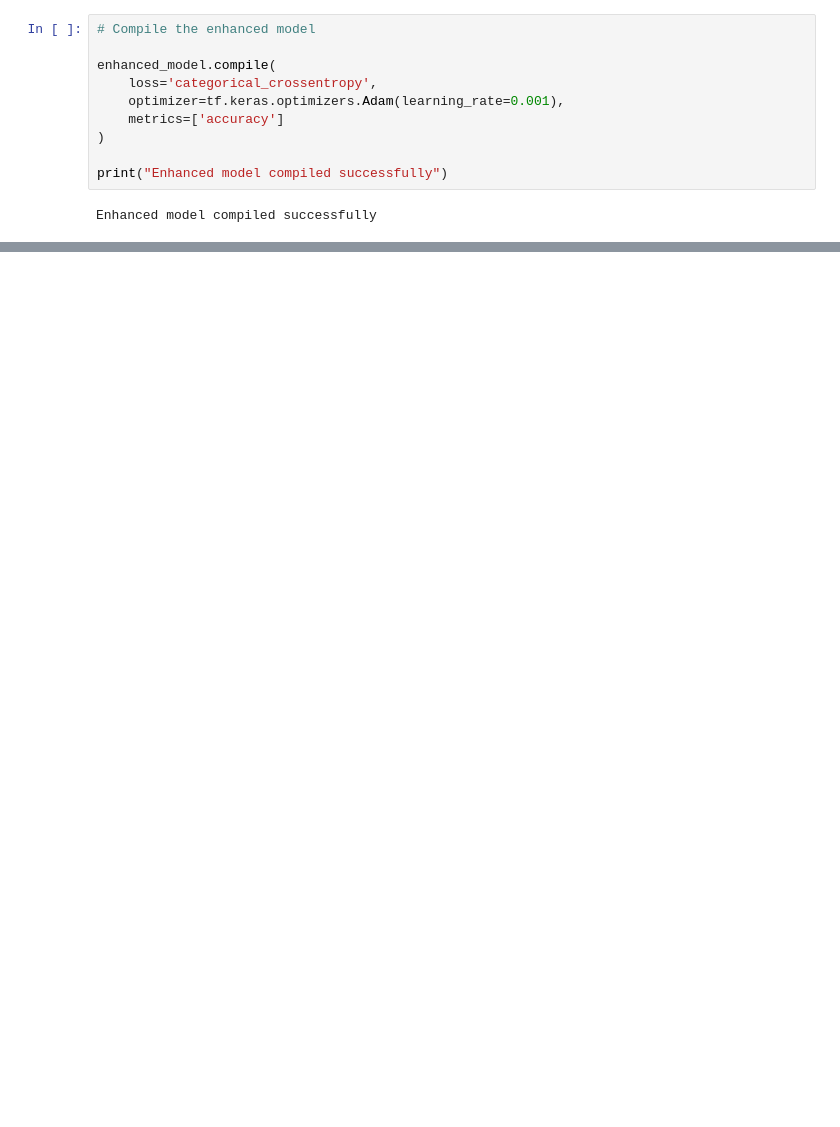
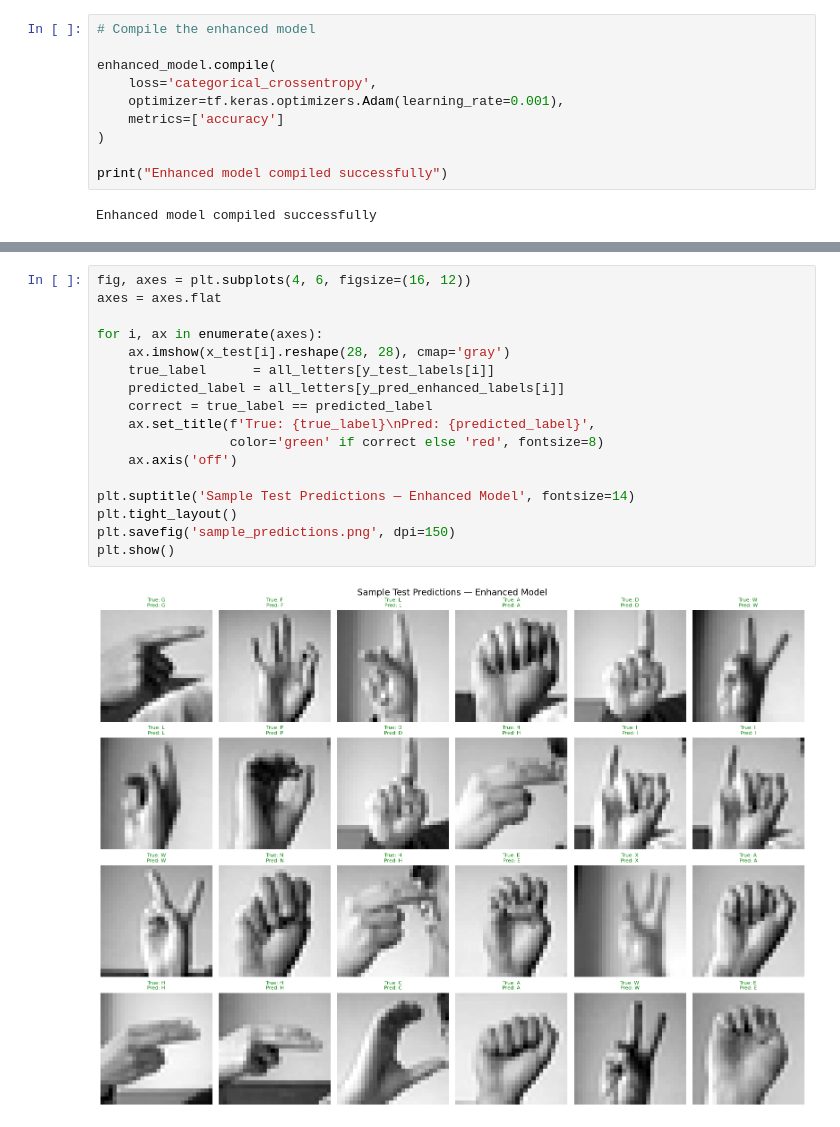
Before and after one commit to katydixonx/CSCU9M6_Assignment, a Jupyter notebook: CSCU9M6_Assignment.ipynb, the cells around one changed output, grey strips where cells are left out. Saved outputs shown, nothing was run; the diff lists cells and outputs as text; blank space fills up the shorter version.

```diff
--- a/CSCU9M6_Assignment.ipynb
+++ b/CSCU9M6_Assignment.ipynb
@@ -403,0 +581,19 @@ Model: "sequential_1"
+# %%
+fig, axes = plt.subplots(4, 6, figsize=(16, 12))
+axes = axes.flat
+
+for i, ax in enumerate(axes):
+    ax.imshow(x_test[i].reshape(28, 28), cmap='gray')
+    true_label      = all_letters[y_test_labels[i]]
+    predicted_label = all_letters[y_pred_enhanced_labels[i]]
+    correct = true_label == predicted_label
+    ax.set_title(f'True: {true_label}\nPred: {predicted_label}',
+                 color='green' if correct else 'red', fontsize=8)
+    ax.axis('off')
+
+plt.suptitle('Sample Test Predictions — Enhanced Model', fontsize=14)
+plt.tight_layout()
+plt.savefig('sample_predictions.png', dpi=150)
+plt.show()
+# %% [output]
+[figure, added]
```
Also changed, not shown: parts of 18 cells of this notebook.
